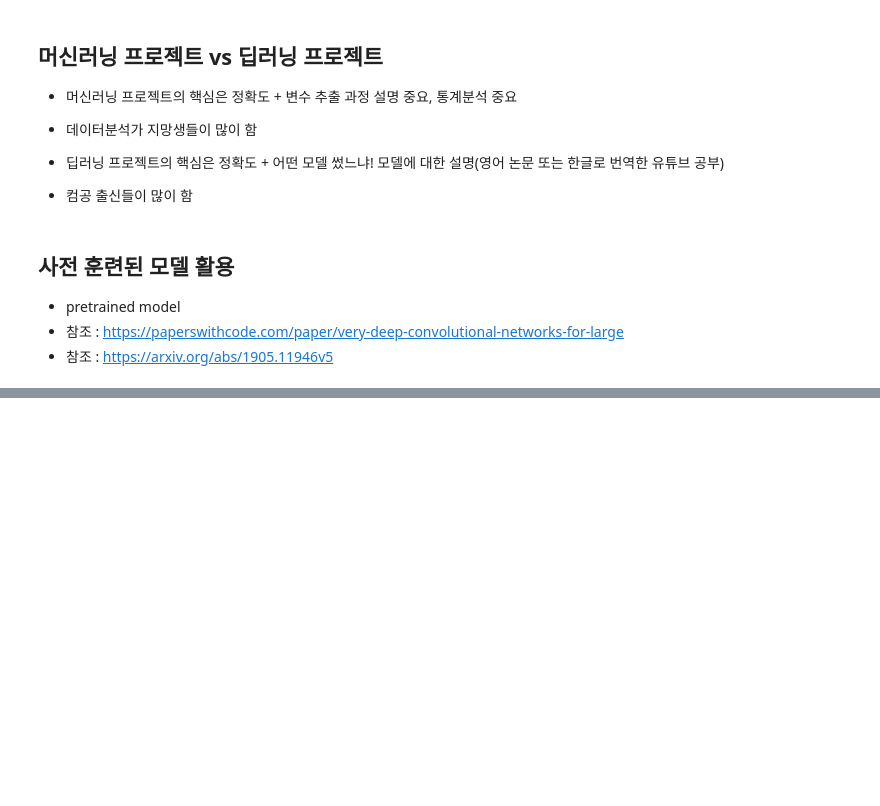
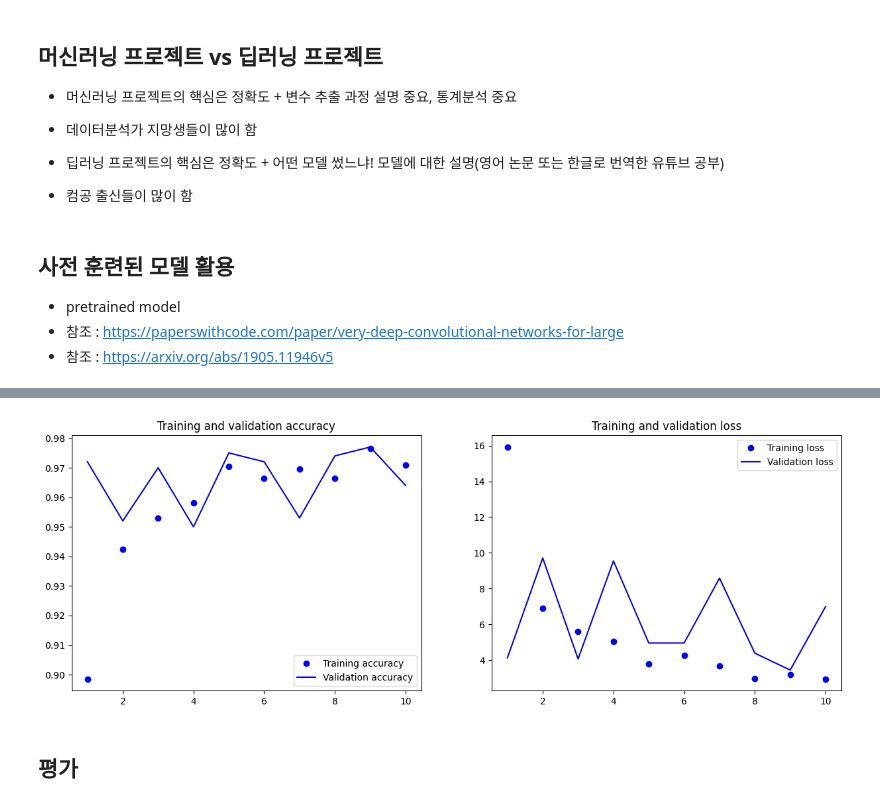
Before and after one commit to SangMingyu/TIL, a Jupyter notebook: Python/CNN.ipynb, the cells around one changed output, grey strips where cells are left out. Cells and saved outputs as stored; diff of their text form; code cells hidden in the pictures; blank space fills up the shorter version.

```diff
--- a/Python/CNN.ipynb
+++ b/Python/CNN.ipynb
@@ -484,0 +709,41 @@ print(f"테스트 정확도: {test_acc:.3f}")
+# %%
+data_augmentation = keras.Sequential(
+    [
+        layers.RandomFlip("horizontal"),
+        layers.RandomRotation(0.1),
+        layers.RandomZoom(0.2),
+    ]
+)
+
+# 입력층
+inputs = keras.Input(shape=(180, 180, 3))
+x = data_augmentation(inputs)
+x = keras.applications.vgg16.preprocess_input(x) # 입력값의 스케일 조정
+
+# 은닉층 = 합성곱 층 연결 (vgg16)
+x = conv_base(x)
+
+# 출력층
+x = layers.Flatten()(x)
+x = layers.Dense(256)(x)
+x = layers.Dropout(0.5)(x)
+outputs = layers.Dense(1, activation="sigmoid")(x)
+model = keras.Model(inputs, outputs)
+model.compile(loss="binary_crossentropy",
+              optimizer="rmsprop",
+              metrics=["accuracy"])
+# %%
+callbacks = [
+    keras.callbacks.ModelCheckpoint(
+        filepath="feature_extraction_with_data_augmentation.keras",
+        save_best_only=True,
+        monitor="val_loss")
+]
+history = model.fit(
+    train_dataset,
+    epochs=10,
+    validation_data=validation_dataset,
+    callbacks=callbacks)
+
+check_train_val_plot(history)
+# %% [output]
@@ -484,0 +770,3 @@ print(f"테스트 정확도: {test_acc:.3f}")
+[figure, added]
+# %% [markdown]
+## 평가
```
Also changed, not shown: parts of 35 cells of this notebook.
